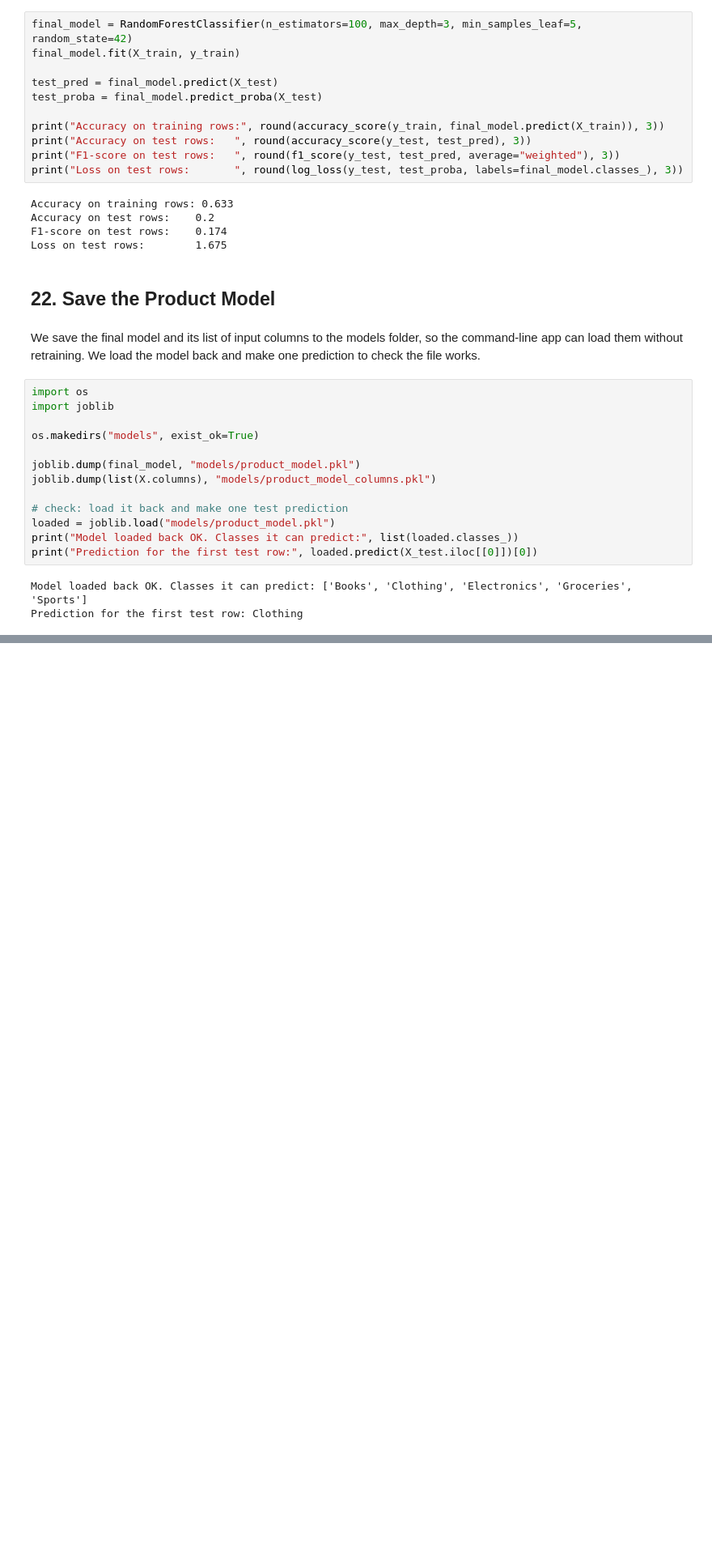
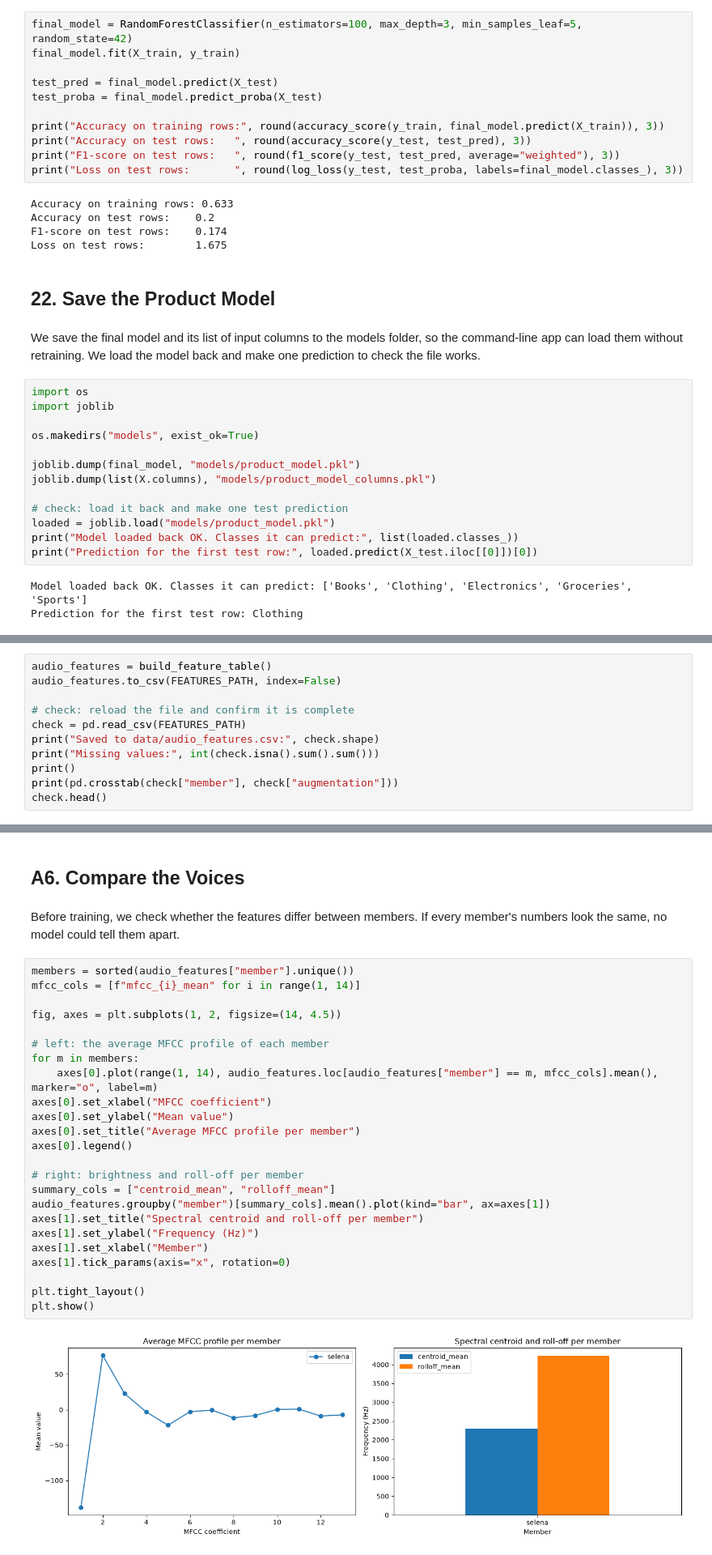
Before and after one commit to selenai9/ML-pipeline-F2-multimodal-auth-product-recommendation, a Jupyter notebook: formative2_multimodal.ipynb, the cells around one changed output, grey strips where cells are left out. Shown at 81% size. Drawn from its saved outputs; the diff is of its cells as text; blank space fills up the shorter version.

```diff
--- a/formative2_multimodal.ipynb
+++ b/formative2_multimodal.ipynb
@@ -635,0 +787,11 @@ Prediction for the first test row: Clothing
+# %%
+audio_features = build_feature_table()
+audio_features.to_csv(FEATURES_PATH, index=False)
+
+# check: reload the file and confirm it is complete
+check = pd.read_csv(FEATURES_PATH)
+print("Saved to data/audio_features.csv:", check.shape)
+print("Missing values:", int(check.isna().sum().sum()))
+print()
+print(pd.crosstab(check["member"], check["augmentation"]))
+check.head()
@@ -635,0 +812,30 @@ Prediction for the first test row: Clothing
+# %% [markdown]
+## A6. Compare the Voices
+# %% [markdown]
+Before training, we check whether the features differ between members. If every member's numbers look the same, no model could tell them apart.
+# %%
+members = sorted(audio_features["member"].unique())
+mfcc_cols = [f"mfcc_{i}_mean" for i in range(1, 14)]
+
+fig, axes = plt.subplots(1, 2, figsize=(14, 4.5))
+
+# left: the average MFCC profile of each member
+for m in members:
+    axes[0].plot(range(1, 14), audio_features.loc[audio_features["member"] == m, mfcc_cols].mean(), marker="o", label=m)
+axes[0].set_xlabel("MFCC coefficient")
+axes[0].set_ylabel("Mean value")
+axes[0].set_title("Average MFCC profile per member")
+axes[0].legend()
+
+# right: brightness and roll-off per member
+summary_cols = ["centroid_mean", "rolloff_mean"]
+audio_features.groupby("member")[summary_cols].mean().plot(kind="bar", ax=axes[1])
+axes[1].set_title("Spectral centroid and roll-off per member")
+axes[1].set_ylabel("Frequency (Hz)")
+axes[1].set_xlabel("Member")
+axes[1].tick_params(axis="x", rotation=0)
+
+plt.tight_layout()
+plt.show()
+# %% [output]
+[figure, added]
```
Also changed, not shown: parts of 26 cells of this notebook.
